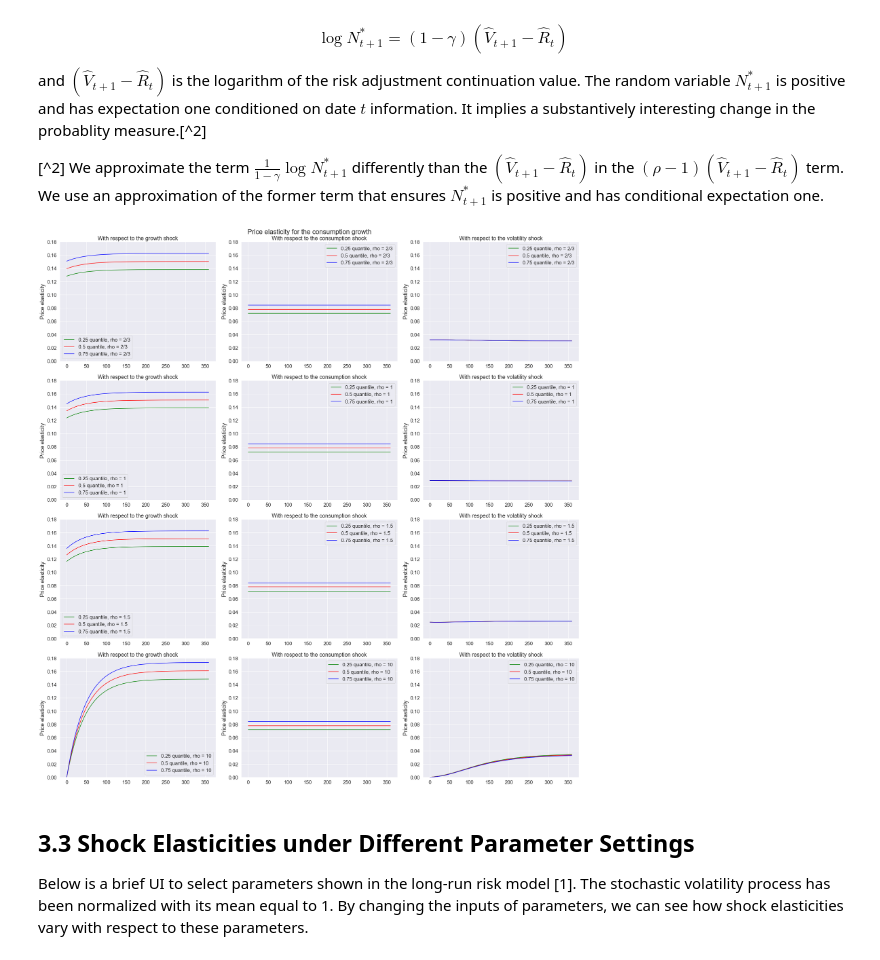
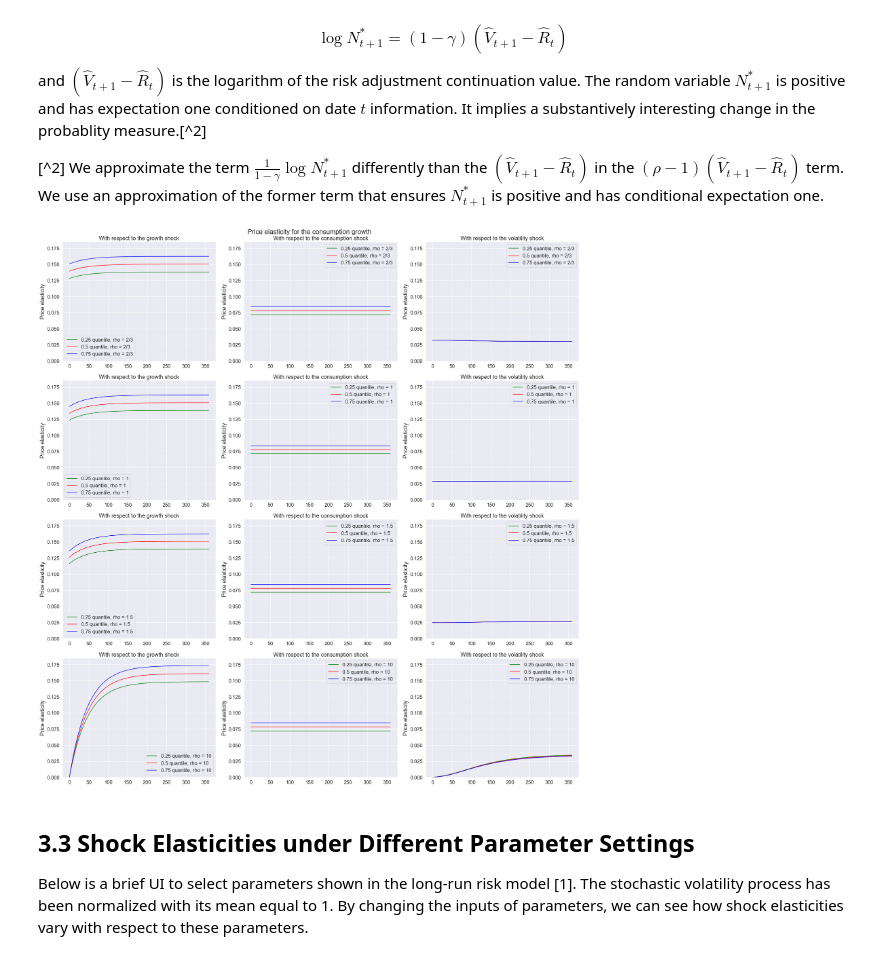
Before and after one commit to lphansen/RiskUncertaintyValue, a Jupyter notebook: shockelasticity.ipynb, the cells around one changed output. Cells and saved outputs as stored; diff of their text form; code cells hidden in the pictures.

```diff
--- a/shockelasticity.ipynb
+++ b/shockelasticity.ipynb
@@ -164,7 +163,7 @@ For the purposes of the code, denote the conditional mean induced by $L_{t}$ as
 # %%
 def _Φ_star(log_M_growth, X1_tp1, X2_tp1, T):
     r"""
-    Computes :math:`\Phi^*_{0,t-1}`, :math:`\Phi^*_{1,t-1}`, :math:`\Phi^*_{2,t-1}`, :math:`\Phi^*_{3,t-1}`.
+    Computes :math:`\Phi^*_{0,t-1}`, :math:`\Phi^*_{1,t-1}`, :math:`\Phi^*_{2,t-1}`, :math:`\Phi^*_{3,t-1}` in equation (4).
 
     Parameters
     ----------
@@ -323,7 +322,7 @@ The function *\_elasticity\_coeff* defined below calculates the conditional mean
 # %%
 def _elasticity_coeff(log_M_growth, X1_tp1, X2_tp1, T):
     r"""
-    Computes :math:`\mu_{t,0}`, :math:`\mu_{t,1}`, :math:`\tilde{\Sigma}_t`
+    Computes :math:`\mu_{t,0}`, :math:`\mu_{t,1}`, :math:`\tilde{\Sigma}_t`. Corresponding formulas can be found in [3], Jaroslav and Hansen (2014), Appendix B.
 
     Parameters
     ----------
@@ -707,7 +706,7 @@ and $\left(\widehat{V}_{t+1}-\widehat{R}_t\right)$ is the logarithm of the risk
 # %%
 def calc_SDF(res):
     r'''
-    This function load external results for the long-run risk model with different rho values, and then calcualte the SDF.
+    This function loads external results for the long-run risk model with different rho values, and then calculates the SDF.
 
     Parameters
     ----------
@@ -746,38 +745,37 @@ def calc_SDF(res):
 
     return log_SDF, gc_tp1, Z1_tp1, Z2_tp1
 
-## Calculation for the log SDF when ρ = 2/3
+## Calculate the log SDF when ρ = 2/3
 log_SDF, gc_tp1, Z1_tp1, Z2_tp1 = calc_SDF(res_006)
 
-## Calculation for price elasticity for consumption growth when ρ = 2/3
+## Calculate price elasticity for consumption growth when ρ = 2/3
 price_elas_shock_0_006 = [price_elasticity(gc_tp1, log_SDF, Z1_tp1, Z2_tp1, T, shock=0, percentile=p) for p in quantile]
 price_elas_shock_1_006 = [price_elasticity(gc_tp1, log_SDF, Z1_tp1, Z2_tp1, T, shock=1, percentile=p) for p in quantile]
 price_elas_shock_2_006 = [price_elasticity(gc_tp1, log_SDF, Z1_tp1, Z2_tp1, T, shock=2, percentile=p) for p in quantile]
 
-## Calculation for the log SDF when ρ = 1
+## Calculate the log SDF when ρ = 1
 log_SDF, gc_tp1, Z1_tp1, Z2_tp1 = calc_SDF(res_010)
 
-## Calculation for price elasticity for consumption growth when ρ = 1
+## Calculate price elasticity for consumption growth when ρ = 1
 price_elas_shock_0_010 = [price_elasticity(gc_tp1, log_SDF, Z1_tp1, Z2_tp1, T, shock=0, percentile=p) for p in quantile]
 price_elas_shock_1_010 = [price_elasticity(gc_tp1, log_SDF, Z1_tp1, Z2_tp1, T, shock=1, percentile=p) for p in quantile]
 price_elas_shock_2_010 = [price_elasticity(gc_tp1, log_SDF, Z1_tp1, Z2_tp1, T, shock=2, percentile=p) for p in quantile]
 
-## Calculation for the log SDF when ρ = 1.5
+## Calculate the log SDF when ρ = 1.5
 log_SDF, gc_tp1, Z1_tp1, Z2_tp1 = calc_SDF(res_015)
 
-## Calculation for price elasticity for consumption growth when ρ = 1.5
+## Calculate price elasticity for consumption growth when ρ = 1.5
 price_elas_shock_0_015 = [price_elasticity(gc_tp1, log_SDF, Z1_tp1, Z2_tp1, T, shock=0, percentile=p) for p in quantile]
 price_elas_shock_1_015 = [price_elasticity(gc_tp1, log_SDF, Z1_tp1, Z2_tp1, T, shock=1, percentile=p) for p in quantile]
 price_elas_shock_2_015 = [price_elasticity(gc_tp1, log_SDF, Z1_tp1, Z2_tp1, T, shock=2, percentile=p) for p in quantile]
 
-## Calculation for the log SDF when ρ = 10
+## Calculate the log SDF when ρ = 10
 log_SDF, gc_tp1, Z1_tp1, Z2_tp1 = calc_SDF(res_100)
 
-## Calculation for price elasticity for consumption growth when ρ = 10
+## Calculate price elasticity for consumption growth when ρ = 10
 price_elas_shock_0_100 = [price_elasticity(gc_tp1, log_SDF, Z1_tp1, Z2_tp1, T, shock=0, percentile=p) for p in quantile]
 price_elas_shock_1_100 = [price_elasticity(gc_tp1, log_SDF, Z1_tp1, Z2_tp1, T, shock=1, percentile=p) for p in quantile]
 price_elas_shock_2_100 = [price_elasticity(gc_tp1, log_SDF, Z1_tp1, Z2_tp1, T, shock=2, percentile=p) for p in quantile]
-
 
 ## Plot the price elasticity for consumption growth
 fig, axes = plt.subplots(4,3, figsize = (25,26))
@@ -789,35 +787,35 @@ price_elas_shock_0 = pd.DataFrame([np.arange(T),price_elas_shock_0_006[0].flatte
                                                 price_elas_shock_0_100[0].flatten(),price_elas_shock_0_100[1].flatten(),price_elas_shock_0_100[2].flatten()],index = index).T
 price_elas_shock_1 = pd.DataFrame([np.arange(T),-price_elas_shock_1_006[0].flatten(),-price_elas_shock_1_006[1].flatten(),-price_elas_shock_1_006[2].flatten(),\
                                                -price_elas_shock_1_010[0].flatten(),-price_elas_shock_1_010[1].flatten(),-price_elas_shock_1_010[2].flatten(),\
                                                 -price_elas_shock_1_015[0].flatten(),-price_elas_shock_1_015[1].flatten(),-price_elas_shock_1_015[2].flatten(),\
                                                -price_elas_shock_1_100[0].flatten(),-price_elas_shock_1_100[1].flatten(),-price_elas_shock_1_100[2].flatten()],index = index).T
 price_elas_shock_2 = pd.DataFrame([np.arange(T),price_elas_shock_2_006[0].flatten(),price_elas_shock_2_006[1].flatten(),price_elas_shock_2_006[2].flatten(),\
                                                price_elas_shock_2_010[0].flatten(),price_elas_shock_2_010[1].flatten(),price_elas_shock_2_010[2].flatten(),\
                                                 price_elas_shock_2_015[0].flatten(),price_elas_shock_2_015[1].flatten(),price_elas_shock_2_015[2].flatten(),\
                                                price_elas_shock_2_100[0].flatten(),price_elas_shock_2_100[1].flatten(),price_elas_shock_2_100[2].flatten()],index = index).T
 n_rho = 4
 n_qt = len(quantile)
 plot_elas = [price_elas_shock_0,price_elas_shock_2,price_elas_shock_1]
 shock_name = ['growth shock', 'consumption shock', 'volatility shock']
 rho_y = ['rho 006', 'rho 010', 'rho 015', 'rho 100']
 rho_label = ['rho = 2/3','rho = 1','rho = 1.5','rho = 10']
 qt = ['0.25 quantile','0.5 quantile','0.75 quantile']
 colors = ['green','red','blue']
 
 for k in range(len(plot_elas)):
     for i in range(n_rho):
         for j in range(n_qt):
             sns.lineplot(data = plot_elas[k],  x = 'T', y = rho_y[i] +' ' + qt[j], ax=axes[i,k], color = colors[j], label = qt[j]+', '+rho_label[i])
             axes[i,k].set_xlabel('')
             axes[i,k].set_ylabel('Price elasticity')
-            axes[i,k].set_ylim([0,0.18])
+            axes[i,k].set_ylim([0,0.185])
             axes[i,k].set_title('With respect to the '+ shock_name[k])
 
 fig.suptitle('Price elasticity for the consumption growth')
 fig.tight_layout()
 plt.show()
 # %% [output]
-[figure, old version]
+[figure, new version]
 # %% [markdown]
 ## 3.3 Shock Elasticities under Different Parameter Settings
 
```
Also changed, not shown: parts of 7 cells of this notebook.
